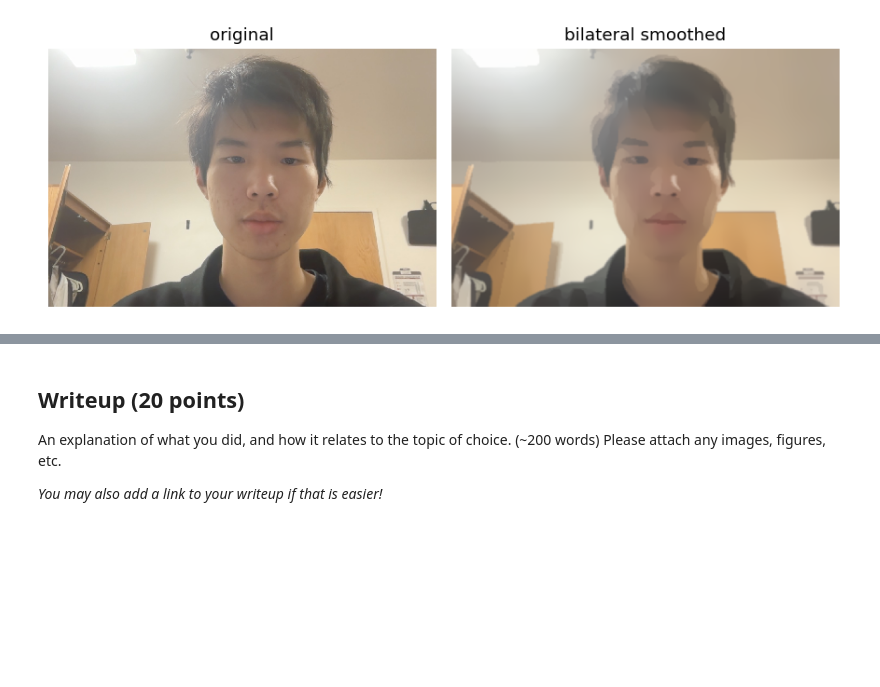
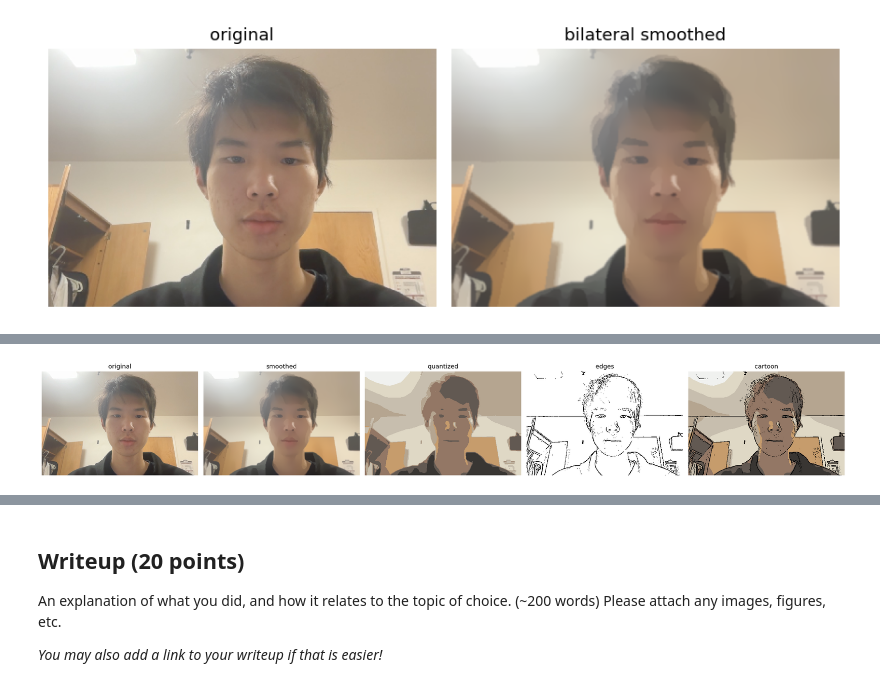
Before and after one commit to Danni281/CS131_release, a Jupyter notebook: spring_2026/project1_release/option_A/option_a_exploration.ipynb, the cells around one changed output, grey strips where cells are left out. Drawn from its saved outputs; the diff is of its cells as text; code cells hidden in the pictures; blank space fills up the shorter version.

```diff
--- a/spring_2026/project1_release/option_A/option_a_exploration.ipynb
+++ b/spring_2026/project1_release/option_A/option_a_exploration.ipynb
@@ -109,0 +140,27 @@ show(quantized_variants, titles=[f"k = {k}" for k in ks], figsize=(16, 4))
+# %%
+# combine
+
+def classical_cartoonize(img, k=8, num_bilateral=7, edge_method="adaptive"):
+
+    smoothed = edge_preserving_smooth(img, num_bilateral=num_bilateral)
+    smoothed = cv2.resize(smoothed, (img.shape[1], img.shape[0]))
+    quantized = color_quantize(smoothed, k=k)
+
+    edges = (detect_edges_canny(img) if edge_method == "canny"
+             else detect_edges(img))
+    edges_rgb = cv2.cvtColor(edges, cv2.COLOR_GRAY2RGB)
+    cartoon = cv2.bitwise_and(quantized, edges_rgb)
+
+    return {
+        "original": img,
+        "smoothed": smoothed,
+        "quantized": quantized,
+        "edges": edges,
+        "cartoon": cartoon,
+    }
+
+
+res = classical_cartoonize(img, k=8, num_bilateral=7)
+show(list(res.values()), titles=list(res.keys()), figsize=(22, 4))
+# %% [output]
+[figure, added]
```
Also changed, not shown: parts of 9 cells of this notebook.
